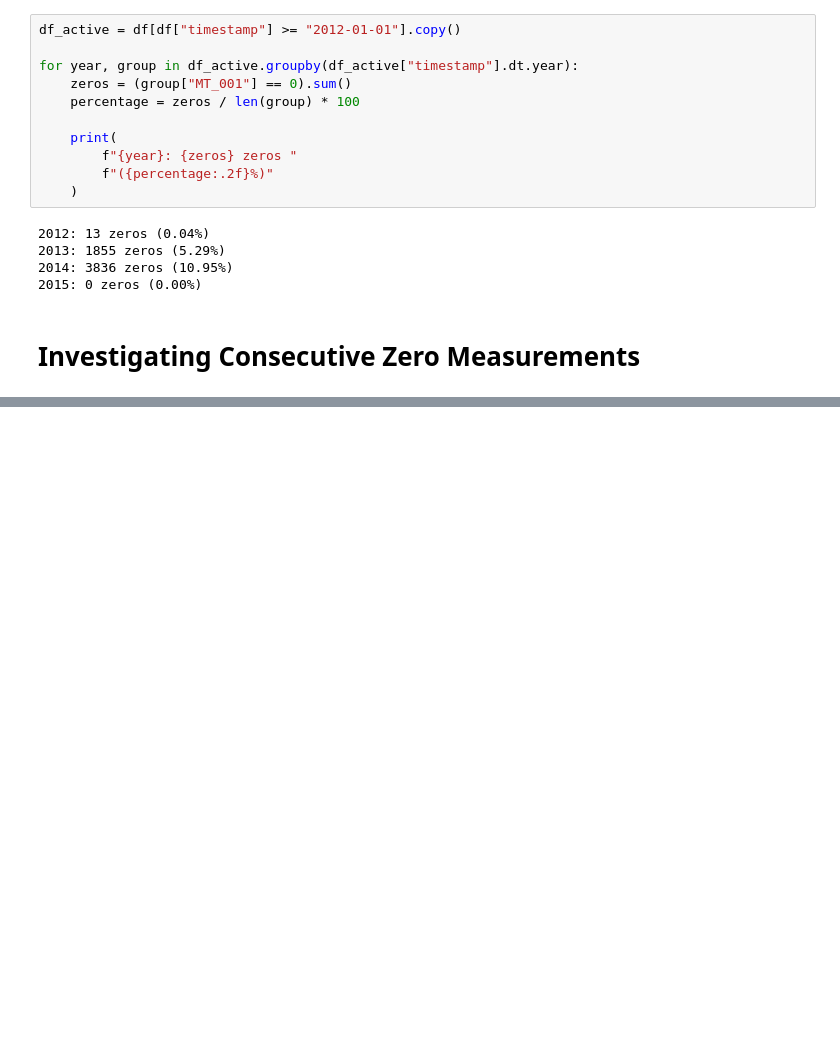
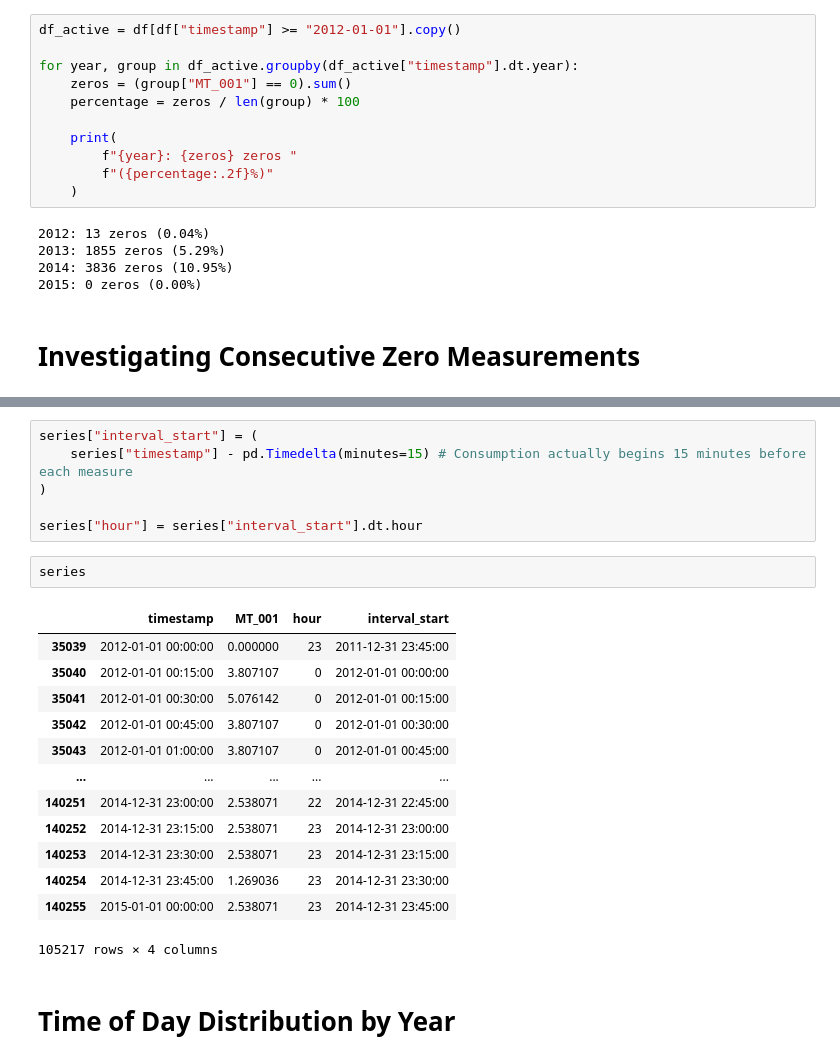
Before and after one commit to FilipeSantos2/electricity-consumption-forecasting, a Jupyter notebook: notebooks/01_data_exploration.ipynb, the cells around one changed output, grey strips where cells are left out. Saved outputs shown, nothing was run; the diff lists cells and outputs as text; blank space fills up the shorter version.

```diff
--- a/notebooks/01_data_exploration.ipynb
+++ b/notebooks/01_data_exploration.ipynb
@@ -320,0 +399,24 @@ display(zero_periods.head(15))
+# %%
+series["interval_start"] = (
+    series["timestamp"] - pd.Timedelta(minutes=15) # Consumption actually begins 15 minutes before each measure
+)
+
+series["hour"] = series["interval_start"].dt.hour
+# %%
+series
+# %% [output]
+|  | timestamp | MT_001 | hour | interval_start |
+| 35039 | 2012-01-01 00:00:00 | 0.000000 | 23 | 2011-12-31 23:45:00 |
+| 35040 | 2012-01-01 00:15:00 | 3.807107 | 0 | 2012-01-01 00:00:00 |
+| 35041 | 2012-01-01 00:30:00 | 5.076142 | 0 | 2012-01-01 00:15:00 |
+| 35042 | 2012-01-01 00:45:00 | 3.807107 | 0 | 2012-01-01 00:30:00 |
+| 35043 | 2012-01-01 01:00:00 | 3.807107 | 0 | 2012-01-01 00:45:00 |
+| ... | ... | ... | ... | ... |
+| 140251 | 2014-12-31 23:00:00 | 2.538071 | 22 | 2014-12-31 22:45:00 |
+| 140252 | 2014-12-31 23:15:00 | 2.538071 | 23 | 2014-12-31 23:00:00 |
+| 140253 | 2014-12-31 23:30:00 | 2.538071 | 23 | 2014-12-31 23:15:00 |
+| 140254 | 2014-12-31 23:45:00 | 1.269036 | 23 | 2014-12-31 23:30:00 |
+| 140255 | 2015-01-01 00:00:00 | 2.538071 | 23 | 2014-12-31 23:45:00 |
+105217 rows × 4 columns
+# %% [markdown]
+# Time of Day Distribution by Year
```
Also changed, not shown: parts of 6 cells of this notebook.
